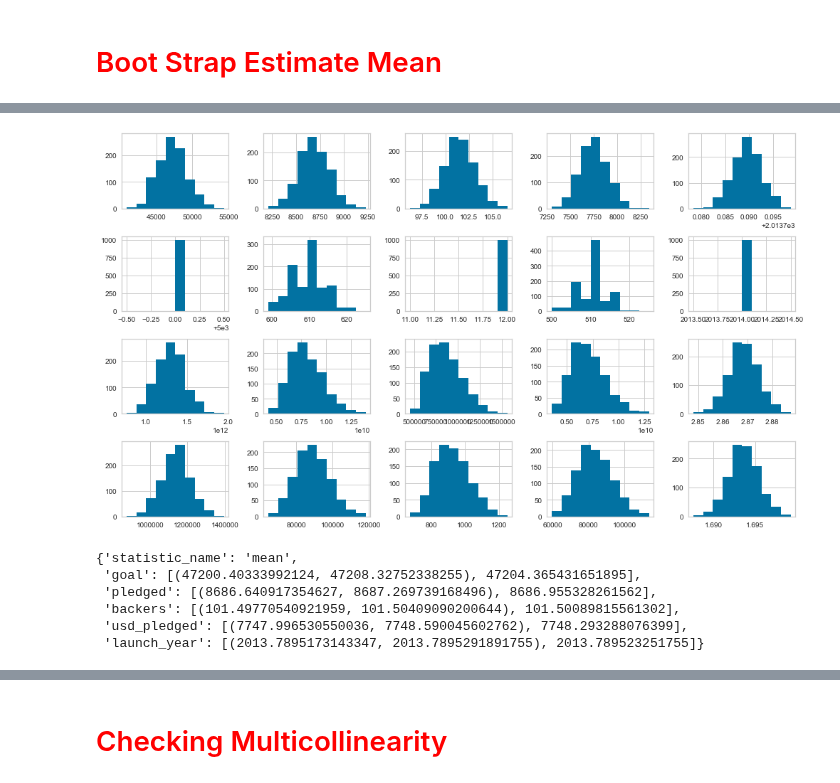
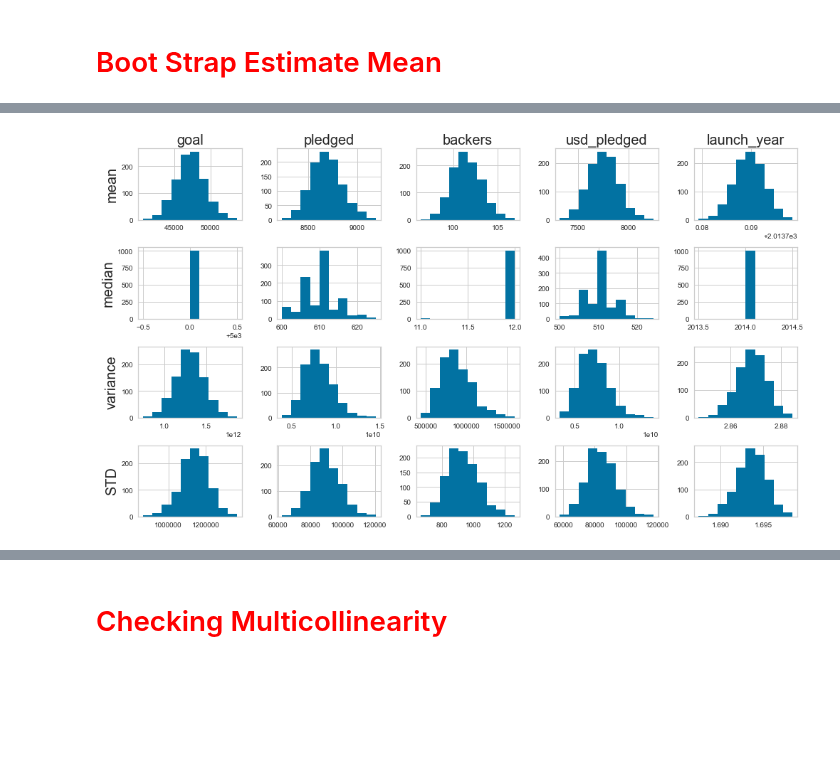
Before and after one commit to LaurentStar/Kick-Starter-Analysis, a Jupyter notebook: Exploratory_Data_Analysis.ipynb, the cells around one changed output, grey strips where cells are left out. Drawn from its saved outputs; the diff is of its cells as text; code cells hidden in the pictures; blank space fills up the shorter version.

Commit message:
blog graphs

```diff
--- a/Exploratory_Data_Analysis.ipynb
+++ b/Exploratory_Data_Analysis.ipynb
@@ -607,22 +606,21 @@ median['usd_pledged'] = np.array(median['usd_pledged'])
 median['launch_year'] = np.array(median['launch_year'])
 # %%
 fig, ax = plt.subplots(nrows=4, ncols=5, figsize=(14, 8))
-
-
-for index, col in enumerate(mean.keys()):
+_ = ['goal', 'pledged', 'backers', 'usd_pledged', 'launch_year']
+ax[0][0].set_title(_[0],fontsize=20 )
+ax[0][1].set_title(_[1],fontsize=20 )
+ax[0][2].set_title(_[2],fontsize=20 )
+ax[0][3].set_title(_[3],fontsize=20 )
+ax[0][4].set_title(_[4],fontsize=20 )
+ax[0][0].set_ylabel("mean", fontsize=20)
+ax[1][0].set_ylabel("median", fontsize=20)
+ax[2][0].set_ylabel("variance", fontsize=20)
+ax[3][0].set_ylabel("STD", fontsize=20)
+for index, col in enumerate(_):
     ax[0][index].hist(mean[col])
     ax[1][index].hist(median[col])
     ax[2][index].hist(var[col])
     ax[3][index].hist(std[col])
     plt.tight_layout();
 # %% [output]
-[figure, old version]
+[figure, new version]
-# %%
-ci_and_point_estimate(mean, 'mean')
-# %% [output]
-{'statistic_name': 'mean',
- 'goal': [(47200.40333992124, 47208.32752338255), 47204.365431651895],
- 'pledged': [(8686.640917354627, 8687.269739168496), 8686.955328261562],
- 'backers': [(101.49770540921959, 101.50409090200644), 101.50089815561302],
- 'usd_pledged': [(7747.996530550036, 7748.590045602762), 7748.293288076399],
- 'launch_year': [(2013.7895173143347, 2013.7895291891755), 2013.789523251755]}
```
Also changed, not shown: parts of 3 cells of this notebook.
